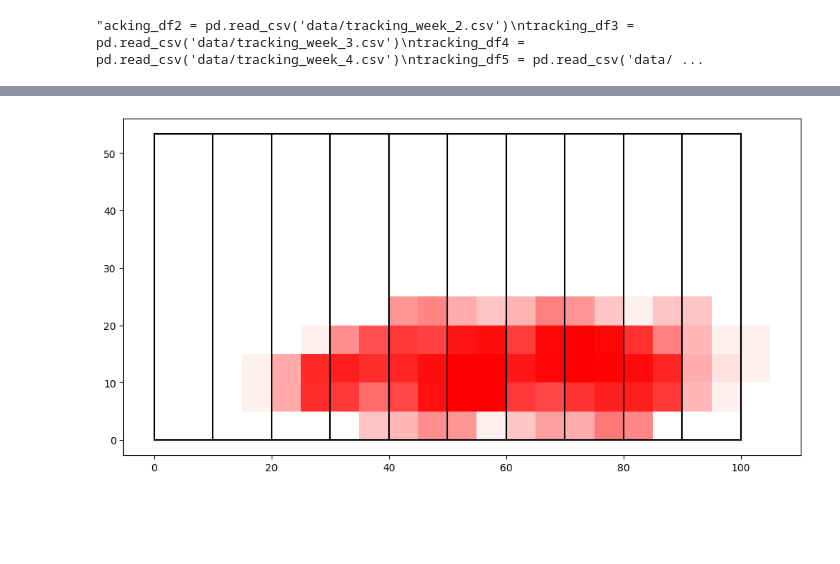
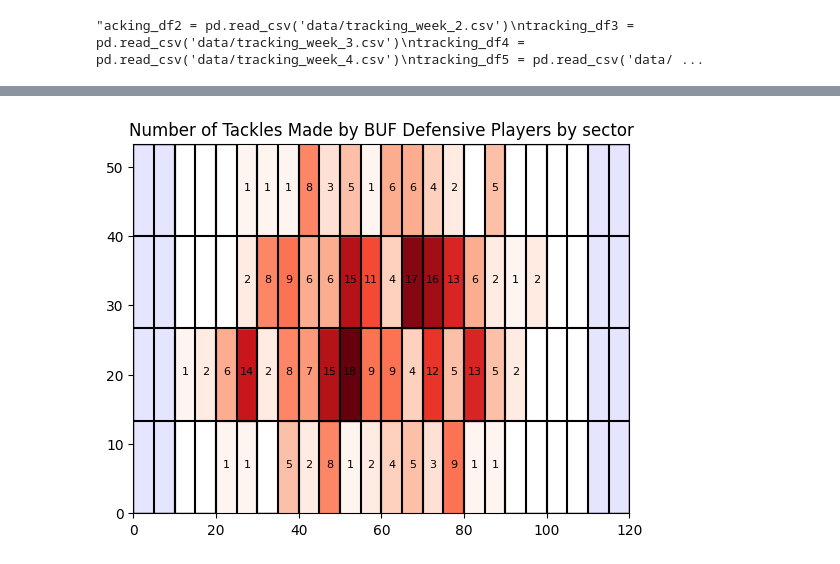
Before and after one commit to Calcula-LLC/NFL-Big-Data-Bowl-2025, a Jupyter notebook: isolated_weakness.ipynb, the cells around one changed output, grey strips where cells are left out. Saved outputs shown, nothing was run; the diff lists cells and outputs as text; code cells hidden in the pictures; blank space fills up the shorter version.

Commit message:
Heatmap for sector count made, attempt at sector average yards

```diff
--- a/isolated_weakness.ipynb
+++ b/isolated_weakness.ipynb
@@ -132,31 +112,41 @@ defensive_sector_count.head()
-# %%
-# Normalize the sector counts for color intensity
-max_count = defensive_sector_count['sectorCount'].max()
-min_count = defensive_sector_count['sectorCount'].min()
-
-# Draw the field
-plt.figure(figsize=(12, 6))
-
-# Draw vertical lines for yard markers
-for x in range(0, 101, 10):
-    plt.plot([x, x], [0, 53.3], color='black')
-
-# Draw horizontal lines for the sidelines and end zones
-plt.plot([0, 100], [0, 0], color='black')  # Bottom sideline
-plt.plot([0, 100], [53.3, 53.3], color='black')  # Top sideline
-
-# Draw the defensive sector counts as colored blocks
-for index, row in defensive_sector_count.iterrows():
-    sector = row['sector']
-    count = row['sectorCount']
-    x = sector[0] * 5
-    y = sector[1] * 5
-    intensity = (count - min_count) / (max_count - min_count)  # Normalize intensity
-    color = (1, 0, 0, intensity)  # RGBA color with varying alpha based on intensity
-    rect = patches.Rectangle((x, y), 10, 10, linewidth=1, edgecolor='none', facecolor=color)
-    plt.gca().add_patch(rect)
-
-# Display the field
-plt.show()
-# %% [output]
-[figure, removed]
+# %%
+# Get the count of each sector
+defensive_sector_count = bills_defensive_tracking1.groupby('sector').size()
+
+# Normalize the counts to range between 0 and 1
+norm = plt.Normalize(defensive_sector_count.min(), defensive_sector_count.max())
+
+# Create a football field
+fig, ax = plt.subplots()
+ax.set_xlim(0, 120)
+ax.set_ylim(0, 53.3)
+ax.add_patch(patches.Rectangle((0, 0), 120, 53.3, fill=False))
+
+# Draw yard lines
+for i in range(1, 11):
+    ax.plot([10 * i, 10 * i], [0, 53.3], color='black')
+
+# Draw end zones
+ax.add_patch(patches.Rectangle((0, 0), 10, 53.3, fill=True, color='blue', alpha=0.1))
+ax.add_patch(patches.Rectangle((110, 0), 10, 53.3, fill=True, color='blue', alpha=0.1))
+
+# Draw sector lines
+for i in range(1, 24):
+    ax.plot([5 * i, 5 * i], [0, 53.3], color='black')
+
+for i in range(1, 4):
+    ax.plot([0, 120], [13.325 * i, 13.325 * i], color='black')
+
+# Draw sector averages with color gradient
+cmap = plt.cm.Reds  # Choose a color map; 'Blues' for lighter to darker blue gradient
+for sector, count in defensive_sector_count.items():
+    x = sector[0] * 5
+    y = sector[1] * 13.325
+    color = cmap(norm(count))  # Get color based on normalized count
+    ax.add_patch(patches.Rectangle((x, y), 5, 13.325, color=color))
+    ax.text(x + 2.5, y + 6.6625, str(count), color='black', fontsize=8, ha='center')
+
+plt.title('Number of Tackles Made by BUF Defensive Players by sector')
+plt.show()
+# %% [output]
+[figure, added]
```
Also changed, not shown: parts of 5 cells of this notebook.
